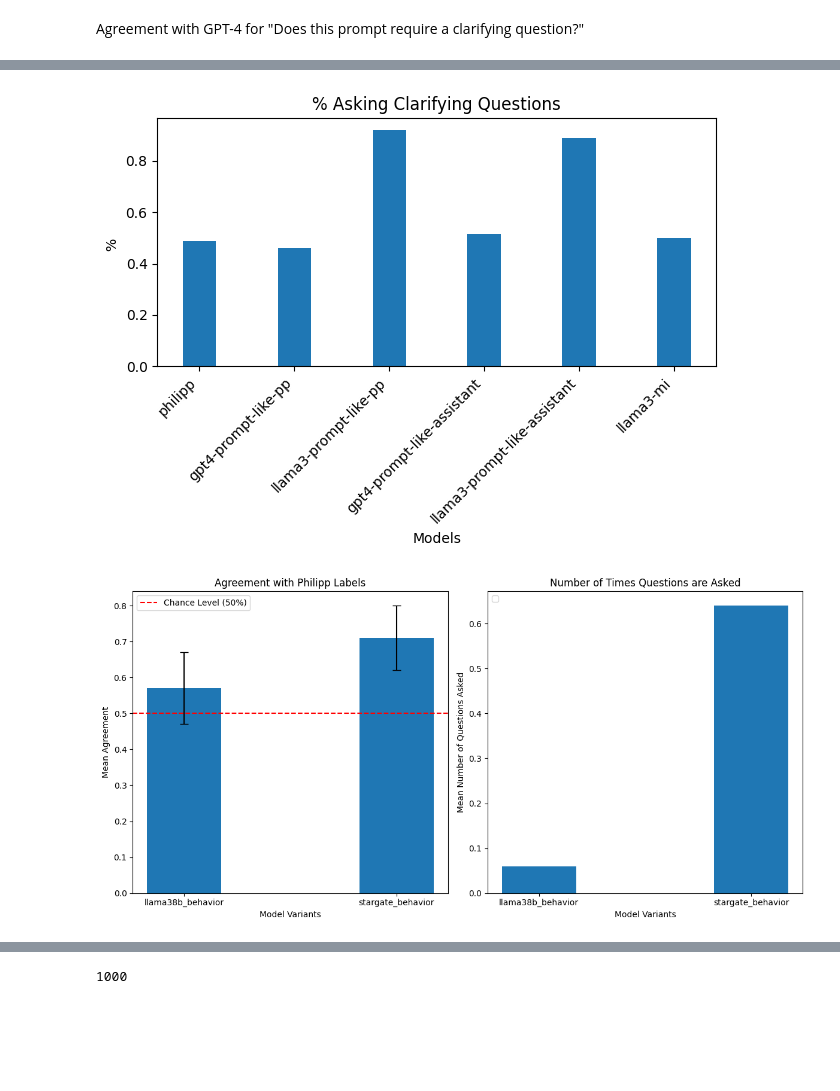
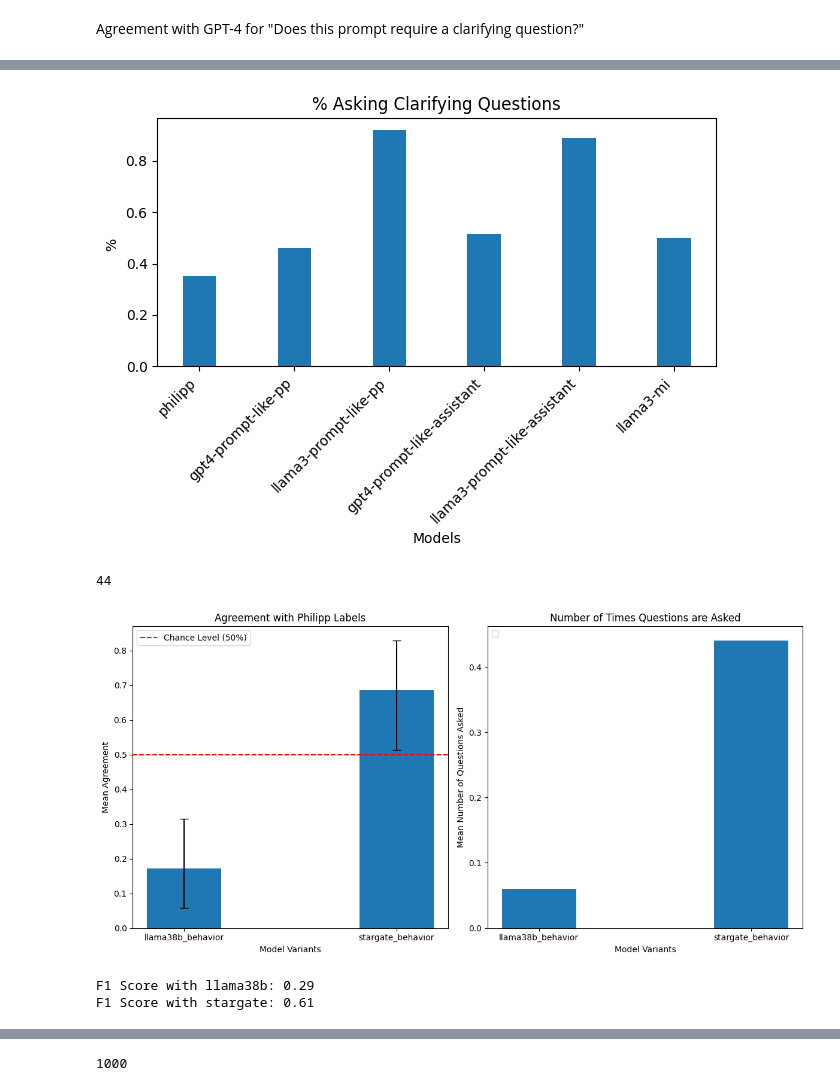
Before and after one commit to janphilippfranken/star-gate-human-eval, a Jupyter notebook: experiments/v1_conversation/test.ipynb, the cells around one changed output, grey strips where cells are left out. Saved outputs shown, nothing was run; the diff lists cells and outputs as text; code cells hidden in the pictures; blank space fills up the shorter version.

```diff
--- a/experiments/v1_conversation/test.ipynb
+++ b/experiments/v1_conversation/test.ipynb
@@ -126,23 +192,24 @@ import numpy as np
 import matplotlib.pyplot as plt
 
 # Load labels
-philipp = json.load(open('data/labels/philpp_labels.json'))[:50]
+philipp = json.load(open('data/labels/philpp_labels.json'))[:100]
+philipp = [0, 0, 1, 1, 1, 1, 1, 0, 0, 0, 0, 1, 0, 1, 1, 0, 0, 1, 0, 0, 0, 1, 0, 1, 0, 0, 0, 0, 0, 1, 0, 1, 0, 0, 1, 0, 1, 1, 0, 0, 1, 0, 1, 0, 0, 1, 0, 0, 0, 1, 1, 0, 0, 0, 1, 1, 1, 0, 1, 0, 0, 1, 0, 0, 0, 1, 0, 0, 0, 0, 1, 0, 0, 0, 0, 0, 0, 0, 1, 0, 1, 1, 0, 0, 1, 0, 0, 0, 1, 0, 0, 1, 0, 0, 0, 0, 0, 0, 0, 1]
+
 
 # llama
-llama38b = json.load(open('data/labels/llama_labels_v3.json'))[:50]
-llama38b_reversed = json.load(open('data/labels/llama_labels_v3_reversed.json'))[:50]
-llama38b_roleplay = json.load(open('data/labels/llama_labels_v3_roleplay.json'))[:50]
-llama38b_roleplay_reversed = json.load(open('data/labels/llama_labels_v3_reversed_roleplay.json'))[:50]
+llama38b = json.load(open('data/labels/llama_labels_v3.json'))[:100]
+llama38b_reversed = json.load(open('data/labels/llama_labels_v3_reversed.json'))[:100]
+llama38b_roleplay = json.load(open('data/labels/llama_labels_v3_roleplay.json'))[:100]
+llama38b_roleplay_reversed = json.load(open('data/labels/llama_labels_v3_reversed_roleplay.json'))[:100]
 
 # gpt4 (renaming files)
-gpt4 = json.load(open('data/labels/gpt4_labels_human_assistant_instruct_0_100.json'))['label'][:50]
-gpt4_reversed = json.load(open('data/labels/gpt4_labels_human_assistant_instruct_0_100_reversed.json'))['label'][:50]
-gpt4_roleplay = json.load(open('data/labels/gpt4_labels_human_assistant_instruct_0_100_roleplay.json'))['label'][:50]
-gpt4_roleplay_reversed = json.load(open('data/labels/gpt4_labels_human_assistant_instruct_0_100_reversed_roleplay.json'))['label'][:50]
+gpt4 = json.load(open('data/labels/gpt4_labels_human_assistant_instruct_0_100.json'))['label'][:100]
+gpt4_reversed = json.load(open('data/labels/gpt4_labels_human_assistant_instruct_0_100_reversed.json'))['label'][:100]
+gpt4_roleplay = json.load(open('data/labels/gpt4_labels_human_assistant_instruct_0_100_roleplay.json'))['label'][:100]
+gpt4_roleplay_reversed = json.load(open('data/labels/gpt4_labels_human_assistant_instruct_0_100_reversed_roleplay.json'))['label'][:100]
 
 # llama38b-mi
 llama38b_mi = [0, 0, 1, 1, 1, 0, 0, 0, 0, 1, 0, 1, 0, 0, 0, 0, 1, 1, 0, 0, 0, 1, 1, 1, 0, 1, 0, 0, 0, 1, 1, 1, 1, 0, 1, 0, 1, 1, 0, 1, 1, 1, 1, 0, 0, 0, 0, 0, 0, 0, 1, 0, 1, 0, 1, 0, 1, 1, 1, 1, 0, 0, 0, 1, 1, 0, 0, 0, 1, 1, 1, 1, 0, 0, 0, 0, 1, 0, 1, 0, 0, 1, 0, 0, 1, 1, 1, 1, 1, 1, 0, 1, 1, 0, 0, 1, 1, 0, 1, 1]
-
 # Calculate means
 mean_philipp = np.mean(philipp)
 
@@ -193,22 +260,25 @@ ax.set_xticklabels(labels, rotation=45, ha='right')
 plt.tight_layout()
 plt.show()
 # %% [output]
-[figure, old version]
+[figure, new version]
 # %%
 import json
 import numpy as np
 import matplotlib.pyplot as plt
 
 # Load labels
-philipp = json.load(open('data/labels/philpp_labels.json'))[:50]
+philipp = json.load(open('data/labels/philpp_labels.json'))[:100]
+philipp = [0, 0, 1, 1, 1, 1, 1, 0, 0, 0, 0, 1, 0, 1, 1, 0, 0, 1, 0, 0, 0, 1, 0, 1, 0, 0, 0, 0, 0, 1, 0, 1, 0, 0, 1, 0, 1, 1, 0, 0, 1, 0, 1, 0, 0, 1, 0, 0, 0, 1, 1, 0, 0, 0, 1, 1, 1, 0, 1, 0, 0, 1, 0, 0, 0, 1, 0, 0, 0, 0, 1, 0, 0, 0, 0, 0, 0, 0, 1, 0, 1, 1, 0, 0, 1, 0, 0, 0, 1, 0, 0, 1, 0, 0, 0, 0, 0, 0, 0, 1]
 
 # llama38b_behavior and stargate_behavior
 llama38b_behavior = [0, 0, 0, 0, 0, 0, 0, 0, 0, 0, 0, 0, 0, 0, 0, 0, 0, 0, 0, 0, 0, 1, 0, 0, 0, 0, 0, 0, 0, 0, 0, 0, 0, 0, 1, 0, 1, 1, 0, 0, 0, 0, 0, 0, 0, 0, 0, 0, 0, 0, 0, 0, 0, 0, 1, 0, 0, 0, 0, 0, 0, 0, 0, 0, 0, 0, 0, 0, 0, 0, 0, 0, 0, 0, 0, 0, 0, 0, 0, 0, 0, 1, 0, 0, 0, 0, 0, 0, 0, 0, 0, 0, 0, 0, 0, 0, 0, 0, 0, 0]
-stargate_behavior = [1, 1, 1, 1, 1, 1, 1, 0, 0, 1, 1, 1, 0, 0, 1, 1, 1, 1, 1, 0, 0, 1, 1, 1, 0, 1, 1, 0, 1, 0, 1, 1, 0, 1, 1, 1, 1, 1, 0, 1, 1, 1, 1, 0, 1, 1, 0, 1, 0, 1, 1, 0, 1, 1, 1, 1, 1, 1, 0, 1, 1, 1, 0, 0, 1, 0, 0, 1, 0, 0, 1, 0, 0, 0, 1, 1, 0, 0, 1, 0, 1, 1, 1, 0, 1, 0, 0, 1, 1, 1, 0, 1, 0, 1, 0, 1, 1, 0, 0, 1]
+stargate_behavior = [1, 1, 1, 1, 1, 0, 1, 0, 0, 1, 0, 0, 0, 0, 1, 1, 0, 0, 1, 0, 0, 1, 1, 1, 0, 0, 0, 0, 0, 0, 1, 1, 0, 0, 1, 1, 1, 1, 0, 0, 1, 1, 1, 0, 1, 1, 0, 0, 0, 1, 1, 0, 1, 1, 0, 1, 0, 1, 0, 1, 1, 1, 0, 0, 1, 0, 0, 1, 0, 0, 1, 0, 0, 0, 0, 0, 0, 0, 1, 0, 0, 1, 0, 0, 0, 0, 0, 1, 1, 1, 0, 1, 0, 0, 0, 0, 1, 0, 0, 1]
 
+
+print(stargate_behavior.count(1))
 # Calculate agreements
 def calculate_agreement(model_labels):
-    return [int(i == j) for i, j in zip(model_labels, philipp)]
+    return [int(i == j) for i, j in zip(model_labels, philipp) if j == 1]
 
 agreement_philipp_llama38b_behavior = calculate_agreement(llama38b_behavior)
 agreement_philipp_stargate_behavior = calculate_agreement(stargate_behavior)
@@ -257,31 +327,40 @@ means_questions = [
 
 # Plotting the agreements with confidence intervals
 fig, (ax1, ax2) = plt.subplots(1, 2, figsize=(12, 6))
 
 x = np.arange(len(labels))
 bar_width = 0.35
 
 # Left panel: Agreement with Philipp
 rects1 = ax1.bar(x, means_agreement, bar_width, yerr=[ci_lower_agreement, ci_upper_agreement], capsize=5)
 ax1.axhline(y=0.5, color='r', linestyle='--', label='Chance Level (50%)')
 ax1.set_xlabel('Model Variants')
 ax1.set_ylabel('Mean Agreement')
 ax1.set_title('Agreement with Philipp Labels')
 ax1.set_xticks(x)
 ax1.set_xticklabels(labels)
 ax1.legend(ncol=3, loc="upper left")
 
 # Right panel: Number of times questions are asked
 rects2 = ax2.bar(x, means_questions, bar_width)
 
 ax2.set_xlabel('Model Variants')
 ax2.set_ylabel('Mean Number of Questions Asked')
 ax2.set_title('Number of Times Questions are Asked')
 ax2.set_xticks(x)
 ax2.set_xticklabels(labels)
 ax2.legend(ncol=3, loc="upper left")
 
 plt.tight_layout()
 plt.show()
+from sklearn.metrics import f1_score
+f1_llama38b = f1_score(philipp, llama38b_behavior, average='binary')
+f1_stargate = f1_score(philipp, stargate_behavior, average='binary')
+
+print(f"F1 Score with llama38b: {f1_llama38b:.2f}")
+print(f"F1 Score with stargate: {f1_stargate:.2f}")
 # %% [output]
+44
-[figure, old version]
+[figure, new version]
+F1 Score with llama38b: 0.29
+F1 Score with stargate: 0.61
```
Also changed, not shown: parts of 10 cells of this notebook, 32 other files.
